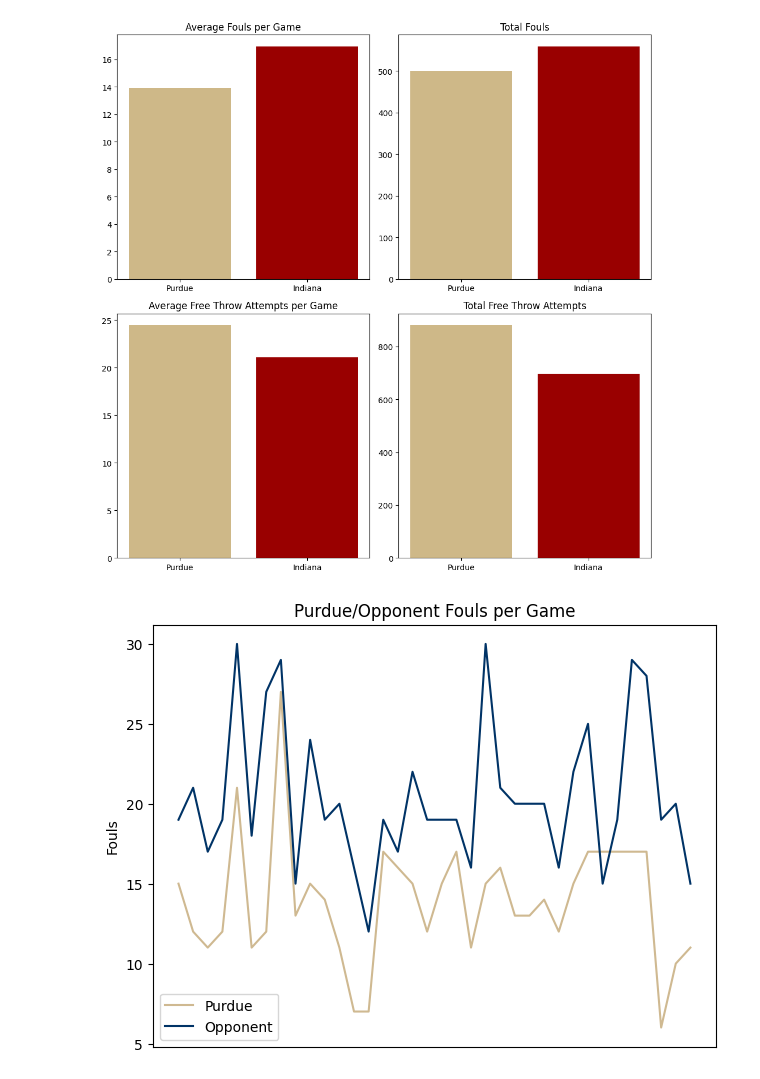
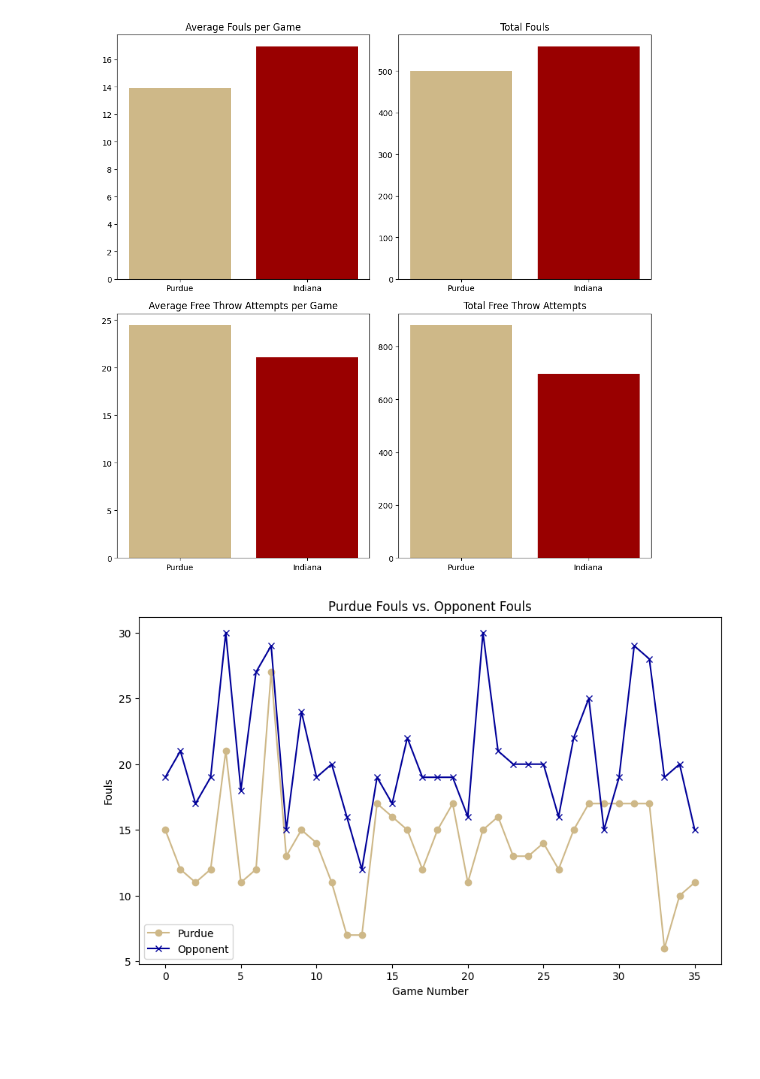
Before and after one commit to wonderrxjr/Data-Parsing, a Jupyter notebook: purdue_data.ipynb, the cells around one changed output. Cells and saved outputs as stored; diff of their text form; code cells hidden in the pictures; blank space fills up the shorter version.

```diff
--- a/purdue_data.ipynb
+++ b/purdue_data.ipynb
@@ -117,15 +117,14 @@ plt.show()
 # %% [output]
 [figure]
 # %%
-# Create a line chart of Purdue's fouls per game compared to their opponent's fouls per game
-plt.plot(data['Date'], data['PF'], label='Purdue', color='#cfb991')
-plt.plot(data['Date'], data['OPF'], label='Opponent', color='#003366')
-# Hide the x-axis labels
-plt.xticks([])
+# Create a point plot with no line of Purdue's fouls per game vs. the opponent's fouls per game
+plt.figure(figsize=(10, 6))
+plt.plot(data['PF'], label='Purdue', marker='o', color='#CEB888')
+plt.plot(data['OPF'], label='Opponent', marker='x', color='#000099')
+plt.xlabel('Game Number')
 plt.ylabel('Fouls')
-plt.title('Purdue/Opponent Fouls per Game')
+plt.title('Purdue Fouls vs. Opponent Fouls')
 plt.legend()
-plt.tight_layout()
 plt.show()
 # %% [output]
-[figure, old version]
+[figure, new version]
```
